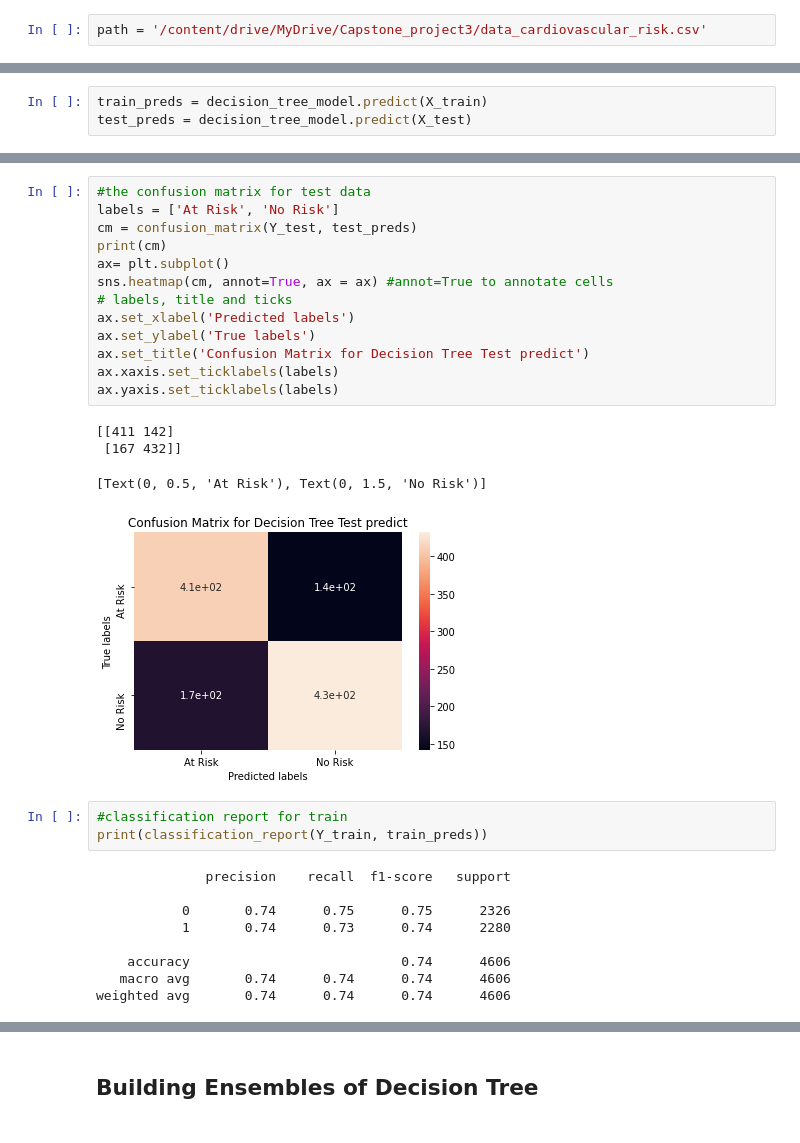
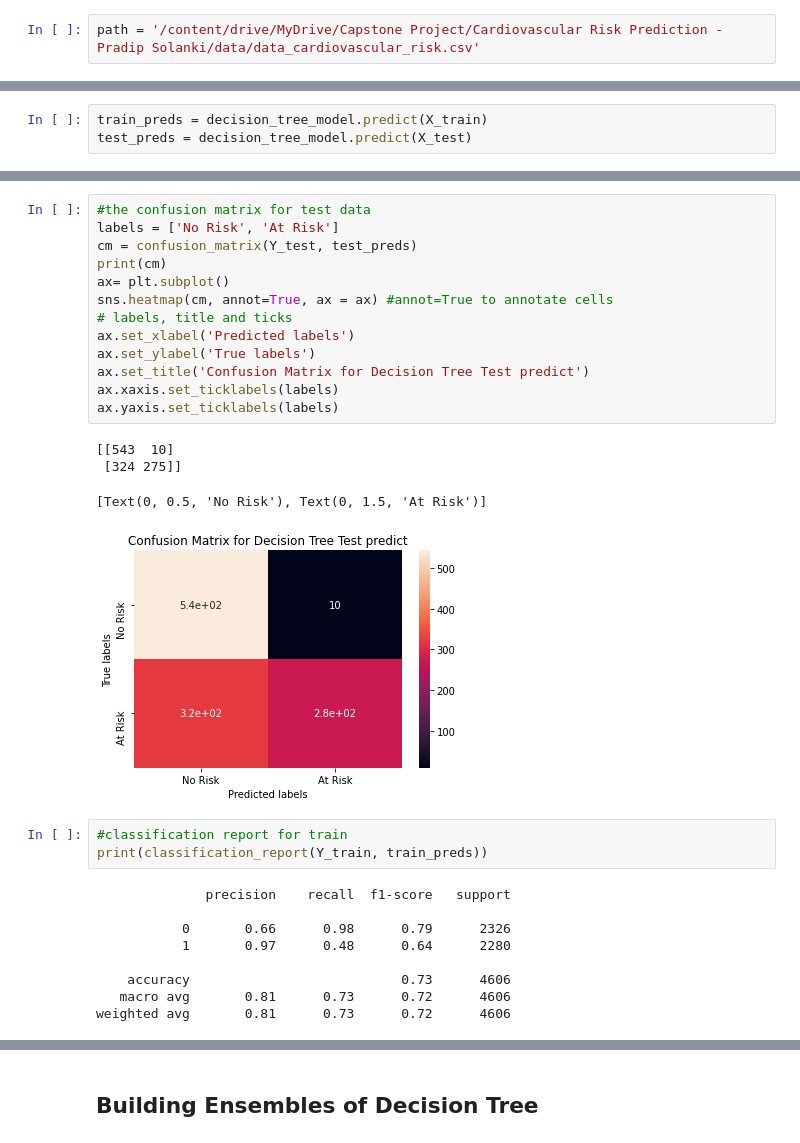
Before and after one commit to ameenattar92/Cardiovascular-Risk-Prediction, a Jupyter notebook: Cardiovascular_Risk_Prediction.ipynb, the cells around one changed output, grey strips where cells are left out. Saved outputs shown, nothing was run; the diff lists cells and outputs as text.

```diff
--- a/Cardiovascular_Risk_Prediction.ipynb
+++ b/Cardiovascular_Risk_Prediction.ipynb
@@ -72,5 +77,5 @@ Drive already mounted at /content/drive; to attempt to forcibly remount, call dr
 # %%
-path = '/content/drive/MyDrive/Capstone_project3/data_cardiovascular_risk.csv'
+path = '/content/drive/MyDrive/Capstone Project/Cardiovascular Risk Prediction - Pradip Solanki/data/data_cardiovascular_risk.csv'
 # %%
 cvs_df = pd.read_csv(path , index_col = "id")
 # %% [markdown]
@@ -865,33 +867,33 @@ ax.yaxis.set_ticklabels(labels)
 # %%
 #the confusion matrix for test data
-labels = ['At Risk', 'No Risk']
+labels = ['No Risk', 'At Risk']
 cm = confusion_matrix(Y_test, test_preds)
 print(cm)
 ax= plt.subplot()
 sns.heatmap(cm, annot=True, ax = ax) #annot=True to annotate cells
 # labels, title and ticks
 ax.set_xlabel('Predicted labels')
 ax.set_ylabel('True labels')
 ax.set_title('Confusion Matrix for Decision Tree Test predict')
 ax.xaxis.set_ticklabels(labels)
 ax.yaxis.set_ticklabels(labels)
 # %% [output]
-[[411 142]
- [167 432]]
+[[543  10]
+ [324 275]]
-[Text(0, 0.5, 'At Risk'), Text(0, 1.5, 'No Risk')]
+[Text(0, 0.5, 'No Risk'), Text(0, 1.5, 'At Risk')]
-[figure, old version]
+[figure, new version]
 # %%
 #classification report for train
 print(classification_report(Y_train, train_preds))
 # %% [output]
               precision    recall  f1-score   support
 
-           0       0.74      0.75      0.75      2326
-           1       0.74      0.73      0.74      2280
+           0       0.66      0.98      0.79      2326
+           1       0.97      0.48      0.64      2280
 
-    accuracy                           0.74      4606
-   macro avg       0.74      0.74      0.74      4606
-weighted avg       0.74      0.74      0.74      4606
+    accuracy                           0.73      4606
+   macro avg       0.81      0.73      0.72      4606
+weighted avg       0.81      0.73      0.72      4606
 # %%
 #classification report for test
 print(classification_report(Y_test, test_preds))
```
Also changed, not shown: parts of 40 cells of this notebook.
